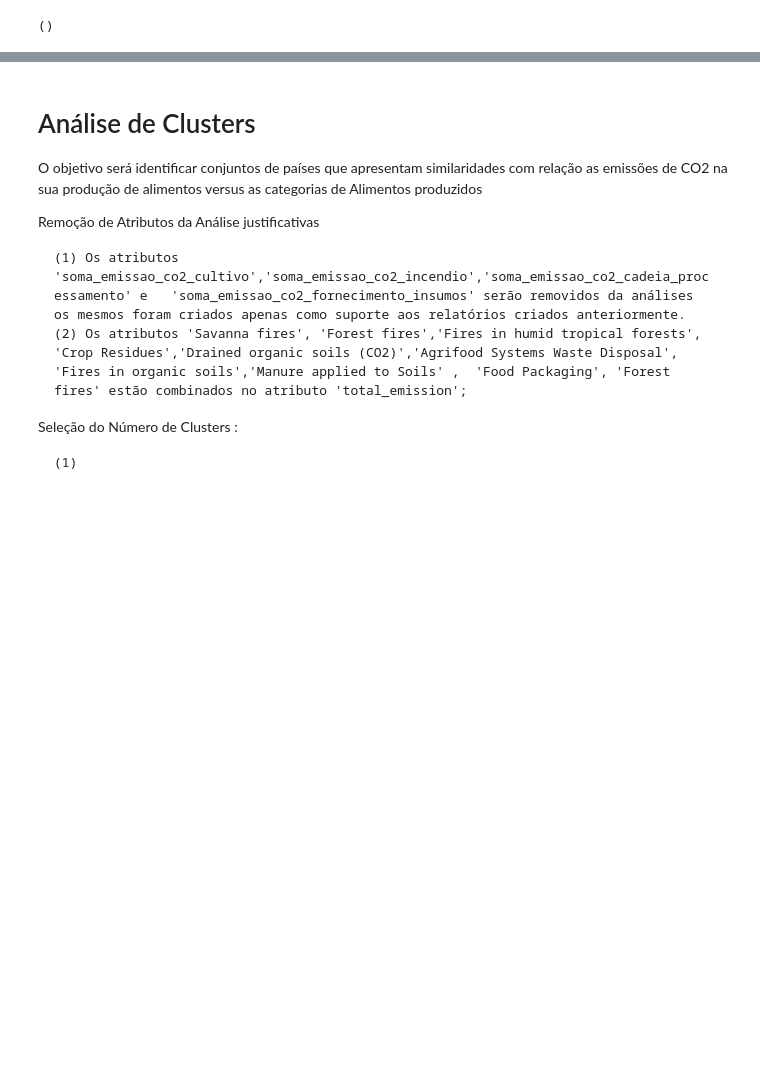
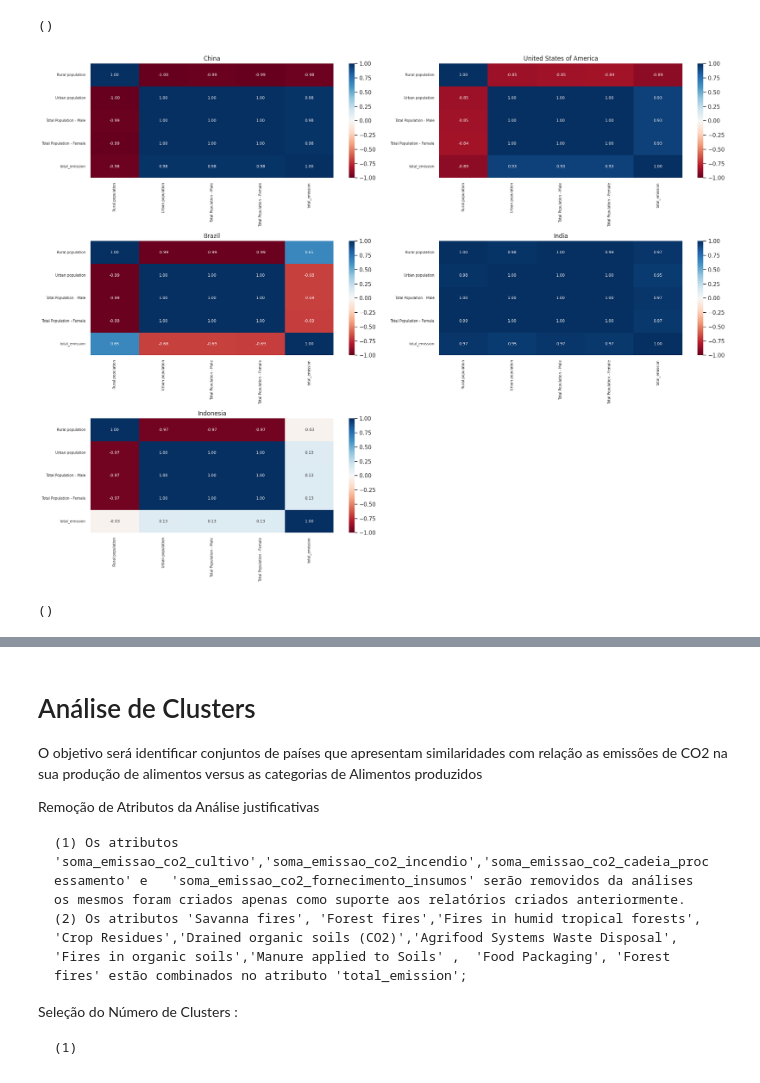
Before and after one commit to geraldoferreira1963/MVP_-An-lise-de-Dados-e-Boas-Pr-ticas, a Jupyter notebook: MVP_1_Analise_Dados_v7.ipynb, the cells around one changed output, grey strips where cells are left out. Drawn from its saved outputs; the diff is of its cells as text; code cells hidden in the pictures; blank space fills up the shorter version.

```diff
--- a/MVP_1_Analise_Dados_v7.ipynb
+++ b/MVP_1_Analise_Dados_v7.ipynb
@@ -522,4 +530,9 @@ grafico_heatmap(df,incendios + ['Net Forest conversion'],maiores_produtores)
 # %% [output]
 [figure]
 ()
+# %%
+grafico_heatmap(df,['Rural population' , 'Urban population', 'Total Population - Male', 'Total Population - Female'],maiores_produtores)
+# %% [output]
+[figure, added]
+()
 # %% [markdown]
```
Also changed, not shown: parts of 18 cells of this notebook.
